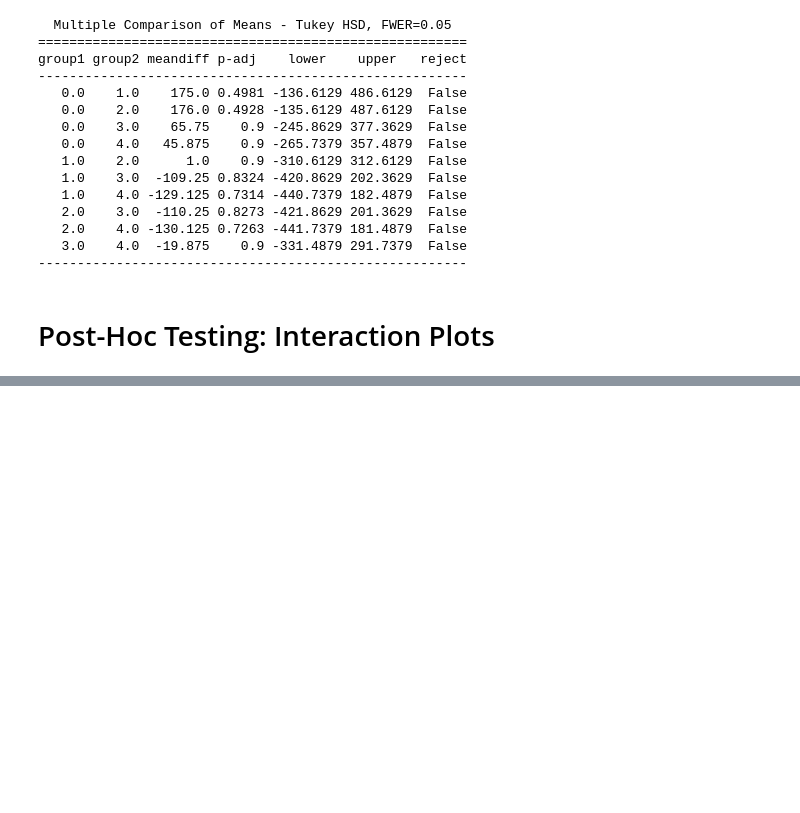
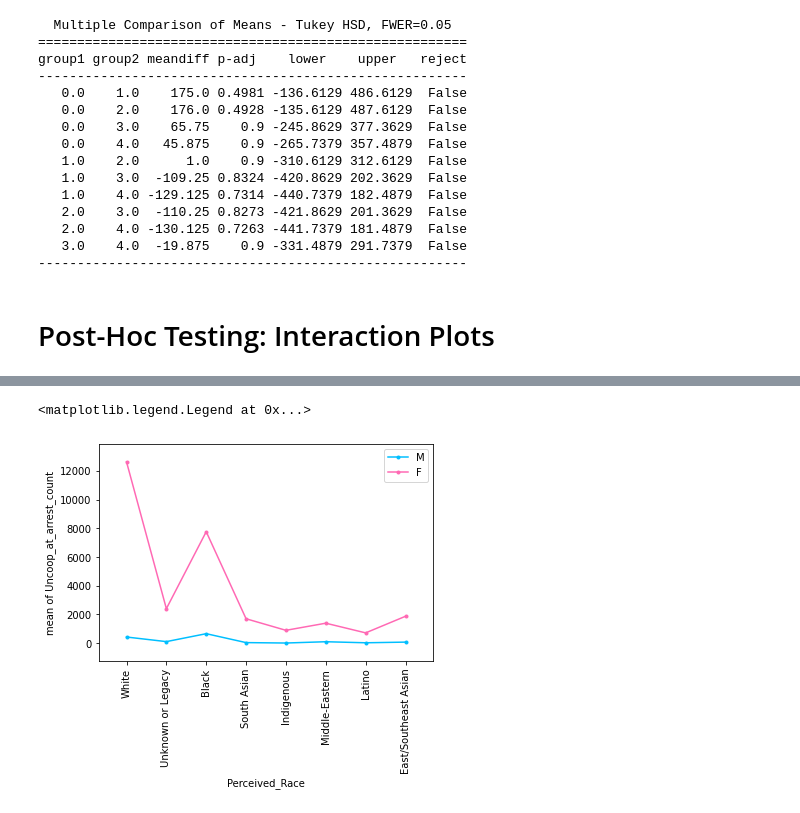
Before and after one commit to cooeoeooc/2178_g38, a Jupyter notebook: group38_code.ipynb, the cells around one changed output, grey strips where cells are left out. Saved outputs shown, nothing was run; the diff lists cells and outputs as text; code cells hidden in the pictures; blank space fills up the shorter version.

```diff
--- a/group38_code.ipynb
+++ b/group38_code.ipynb
@@ -1127 +1125,13 @@ plt.legend(labels = sex_dict.keys(), bbox_to_anchor = (1, 1))
+# %%
+interaction_plot(x=grouped_data2['Perceived_Race'], trace=grouped_data2['Youth_at_arrest__under_18_years'], response=grouped_data2['Uncoop_at_arrest_count'], colors = ["deepskyblue", "hotpink"])
+
+interaction_axes = plt.gca()
+interaction_axes.set_xticks(ticks = [0, 1, 2, 3, 4, 5, 6, 7])
+interaction_axes.set_xticklabels(race_dict.keys())
+plt.xticks(rotation = 90)
+
+plt.legend(labels = sex_dict.keys(), bbox_to_anchor = (1, 1))
+# %% [output]
+<matplotlib.legend.Legend at 0x...>
+[figure, added]
 # %%
```
Also changed, not shown: parts of 32 cells of this notebook.
